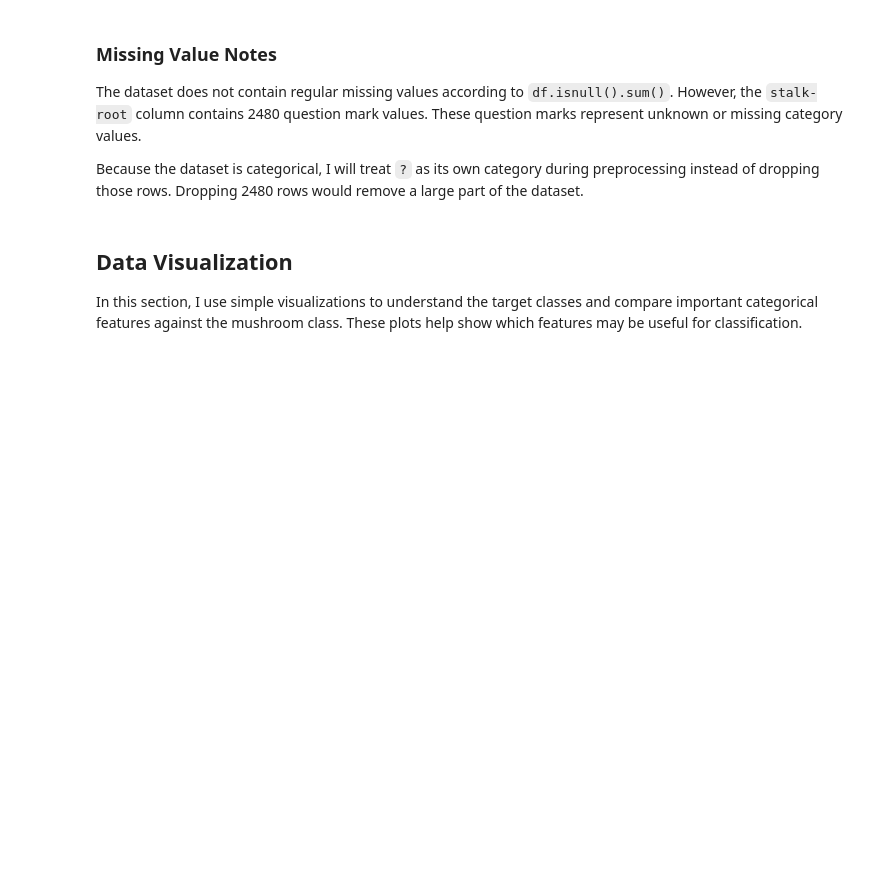
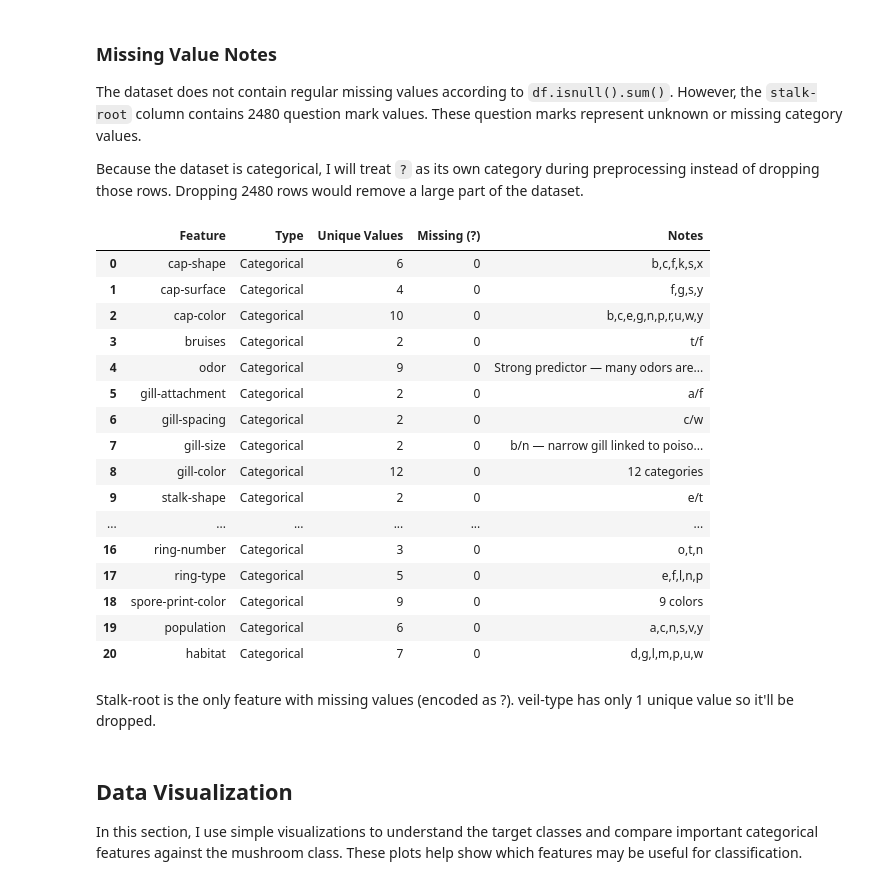
Before and after one commit to samip-bajgai/data3402.finalproject, a Jupyter notebook: notebooks/mushroom_classification_project.ipynb, the cells around one changed output. Cells and saved outputs as stored; diff of their text form; code cells hidden in the pictures; blank space fills up the shorter version.

```diff
--- a/notebooks/mushroom_classification_project.ipynb
+++ b/notebooks/mushroom_classification_project.ipynb
@@ -228,6 +228,53 @@ The dataset does not use regular numeric measurements. Instead, each mushroom is
 The dataset does not contain regular missing values according to `df.isnull().sum()`. However, the `stalk-root` column contains 2480 question mark values. These question marks represent unknown or missing category values.
 
 Because the dataset is categorical, I will treat `?` as its own category during preprocessing instead of dropping those rows. Dropping 2480 rows would remove a large part of the dataset.
+# %%
+# Building a feature summary table
+feature_table = pd.DataFrame({
+    "Feature": [
+        "cap-shape", "cap-surface", "cap-color", "bruises", "odor",
+        "gill-attachment", "gill-spacing", "gill-size", "gill-color",
+        "stalk-shape", "stalk-root", "stalk-surface-above-ring",
+        "stalk-surface-below-ring", "stalk-color-above-ring",
+        "stalk-color-below-ring", "veil-color", "ring-number",
+        "ring-type", "spore-print-color", "population", "habitat"
+    ],
+    "Type": ["Categorical"] * 21,
+    "Unique Values": [6,4,10,2,9,2,2,2,12,2,5,4,4,9,9,4,3,5,9,6,7],
+    "Missing (?)": [0,0,0,0,0,0,0,0,0,0,2480,0,0,0,0,0,0,0,0,0,0],
+    "Notes": [
+        "b,c,f,k,s,x", "f,g,s,y", "b,c,e,g,n,p,r,u,w,y", "t/f",
+        "Strong predictor — many odors are 100% one class",
+        "a/f", "c/w", "b/n — narrow gill linked to poisonous",
+        "12 categories", "e/t",
+        "? replaced with 'missing' — 2480 rows affected",
+        "s,f,k,y", "s,f,y,k", "9 colors", "9 colors",
+        "w,n,o,y", "o,t,n", "e,f,l,n,p", "9 colors",
+        "a,c,n,s,v,y", "d,g,l,m,p,u,w"
+    ]
+})
+
+feature_table
+# %% [output]
+|  | Feature | Type | Unique Values | Missing (?) | Notes |
+| 0 | cap-shape | Categorical | 6 | 0 | b,c,f,k,s,x |
+| 1 | cap-surface | Categorical | 4 | 0 | f,g,s,y |
+| 2 | cap-color | Categorical | 10 | 0 | b,c,e,g,n,p,r,u,w,y |
+| 3 | bruises | Categorical | 2 | 0 | t/f |
+| 4 | odor | Categorical | 9 | 0 | Strong predictor — many odors are... |
+| 5 | gill-attachment | Categorical | 2 | 0 | a/f |
+| 6 | gill-spacing | Categorical | 2 | 0 | c/w |
+| 7 | gill-size | Categorical | 2 | 0 | b/n — narrow gill linked to poiso... |
+| 8 | gill-color | Categorical | 12 | 0 | 12 categories |
+| 9 | stalk-shape | Categorical | 2 | 0 | e/t |
+| ... | ... | ... | ... | ... | ... |
+| 16 | ring-number | Categorical | 3 | 0 | o,t,n |
+| 17 | ring-type | Categorical | 5 | 0 | e,f,l,n,p |
+| 18 | spore-print-color | Categorical | 9 | 0 | 9 colors |
+| 19 | population | Categorical | 6 | 0 | a,c,n,s,v,y |
+| 20 | habitat | Categorical | 7 | 0 | d,g,l,m,p,u,w |
+# %% [markdown]
+Stalk-root is the only feature with missing values (encoded as ?). veil-type has only 1 unique value so it'll be dropped.
 # %% [markdown]
 ## Data Visualization
 
```
Also changed, not shown: 1 other file.
